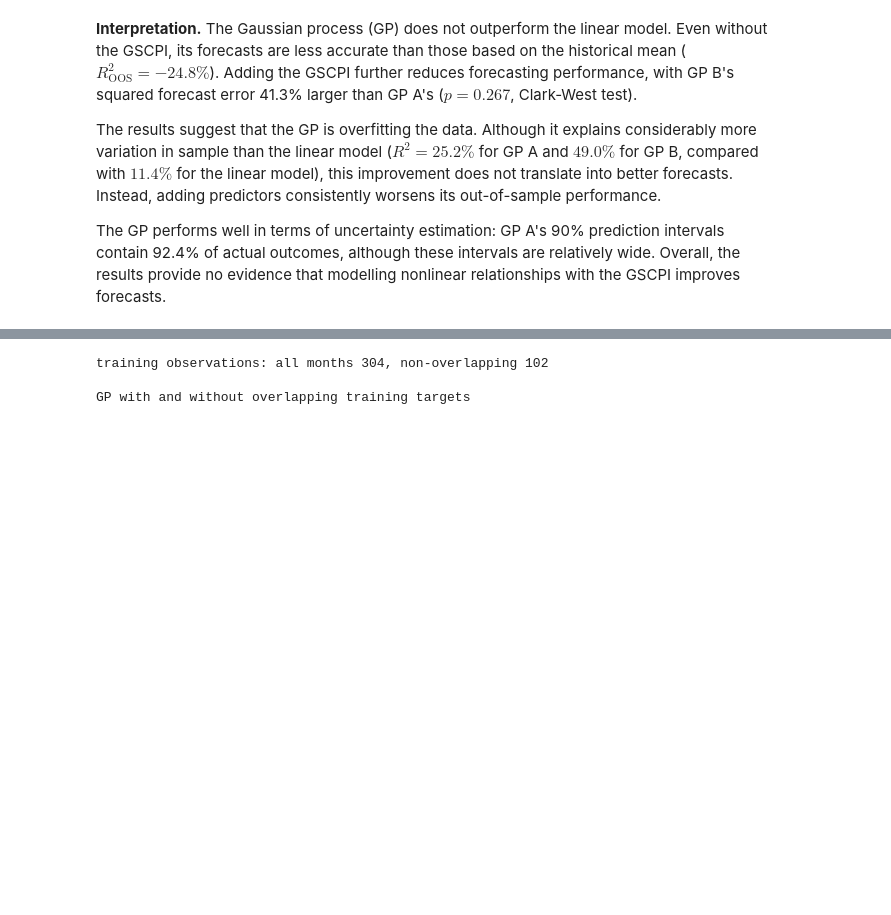
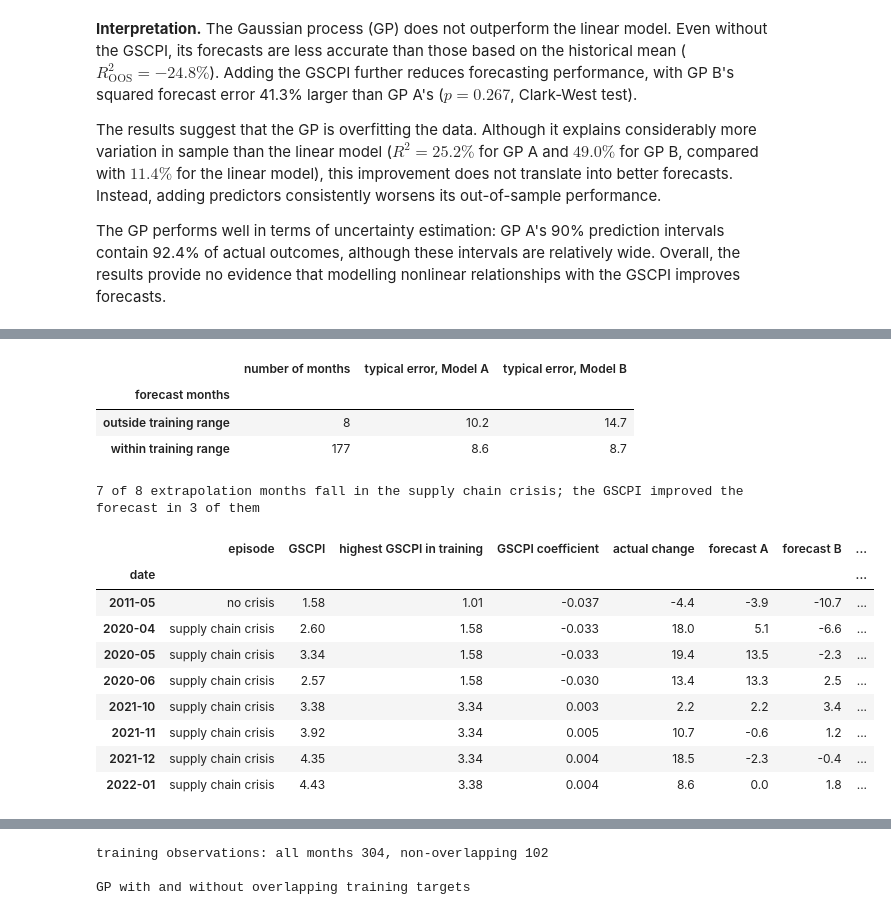
Before and after one commit to cilenia-gif/metals-supply-chain-pressure, a Jupyter notebook: code/03_model.ipynb, the cells around one changed output, grey strips where cells are left out. Saved outputs shown, nothing was run; the diff lists cells and outputs as text; code cells hidden in the pictures; blank space fills up the shorter version.

Commit message:
Notebook 3: models, out-of-sample, GP, metals, robustness (work in progress)

```diff
--- a/code/03_model.ipynb
+++ b/code/03_model.ipynb
@@ -840,0 +841,75 @@ The GP performs well in terms of uncertainty estimation: GP A's 90% prediction i
+# %%
+# typical forecast error for Model A and Model B, split by whether the forecast is outside or inside the training range
+# typical forecast error = root mean squared error (RMSE) of the forecast times 100 -> roughly the percent the forecast missed in average
+rows = []
+for label, months in [("outside training range", outside_training_range),
+                      ("within training range", ~outside_training_range)]:
+    rows.append({
+        "forecast months": label,
+        "number of months": months.sum(),
+        "typical error, Model A": 100 * np.sqrt(forecast_mse(y_true[months], y_hat["Model A"][months])),
+        "typical error, Model B": 100 * np.sqrt(forecast_mse(y_true[months], y_hat["Model B"][months])),
+    })
+pd.DataFrame(rows).set_index("forecast months").round(1)
+# %% [output]
+|  | number of months | typical error, Model A | typical error, Model B |
+| forecast months |  |  |  |
+| outside training range | 8 | 10.2 | 14.7 |
+| within training range | 177 | 8.6 | 8.7 |
+# %%
+def gscpi_coefficient_learned(forecast_month):
+    """GSCPI coefficient of Model B, estimated on the data known at the forecast date."""
+    training_data = analysis.loc[: forecast_month - pd.DateOffset(months=HORIZON)]
+    return fit_regression(training_data, MODEL_B).params[GSCPI]
+
+
+def episode_of(month):
+    """Name of the crisis episode a month falls in, or 'no crisis'."""
+    for episode, (start, end) in EPISODES.items():
+        if start <= month.strftime("%Y-%m") <= end:
+            return episode
+    return "no crisis"
+
+
+extrapolation_months = y_true.index[outside_training_range]
+actual = 100 * y_true[extrapolation_months]
+forecast_a = 100 * y_hat["Model A"][extrapolation_months]
+forecast_b = 100 * y_hat["Model B"][extrapolation_months]
+
+extrapolation_table = pd.DataFrame({
+    # the situation
+    "episode": [episode_of(month) for month in extrapolation_months],
+    "GSCPI": gscpi_at_forecast[extrapolation_months],
+    "highest GSCPI in training": training_max_gscpi[extrapolation_months],
+    # what the model had learned
+    "GSCPI coefficient": [gscpi_coefficient_learned(month) for month in extrapolation_months],
+    # forecasts vs outcome (log × 100)
+    "actual change": actual,
+    "forecast A": forecast_a,
+    "forecast B": forecast_b,
+    # effect of adding the GSCPI
+    "GSCPI effect (B − A)": forecast_b - forecast_a,
+    "error A": (actual - forecast_a).abs(),
+    "error B": (actual - forecast_b).abs(),
+})
+extrapolation_table["GSCPI improved forecast"] = extrapolation_table["error B"] < extrapolation_table["error A"]
+extrapolation_table.index = extrapolation_months.strftime("%Y-%m")
+
+decimals = {column: 1 for column in extrapolation_table.columns} | {
+    "GSCPI": 2, "highest GSCPI in training": 2, "GSCPI coefficient": 3}
+print(f"{(extrapolation_table['episode'] == 'supply chain crisis').sum()} of {len(extrapolation_table)} "
+      f"extrapolation months fall in the supply chain crisis; "
+      f"the GSCPI improved the forecast in {extrapolation_table['GSCPI improved forecast'].sum()} of them")
+extrapolation_table.round(decimals)
+# %% [output]
+7 of 8 extrapolation months fall in the supply chain crisis; the GSCPI improved the forecast in 3 of them
+|  | episode | GSCPI | highest GSCPI in training | GSCPI coefficient | actual change | forecast A | forecast B | ... |
+| date |  |  |  |  |  |  |  | ... |
+| 2011-05 | no crisis | 1.58 | 1.01 | -0.037 | -4.4 | -3.9 | -10.7 | ... |
+| 2020-04 | supply chain crisis | 2.60 | 1.58 | -0.033 | 18.0 | 5.1 | -6.6 | ... |
+| 2020-05 | supply chain crisis | 3.34 | 1.58 | -0.033 | 19.4 | 13.5 | -2.3 | ... |
+| 2020-06 | supply chain crisis | 2.57 | 1.58 | -0.030 | 13.4 | 13.3 | 2.5 | ... |
+| 2021-10 | supply chain crisis | 3.38 | 3.34 | 0.003 | 2.2 | 2.2 | 3.4 | ... |
+| 2021-11 | supply chain crisis | 3.92 | 3.34 | 0.005 | 10.7 | -0.6 | 1.2 | ... |
+| 2021-12 | supply chain crisis | 4.35 | 3.34 | 0.004 | 18.5 | -2.3 | -0.4 | ... |
+| 2022-01 | supply chain crisis | 4.43 | 3.38 | 0.004 | 8.6 | 0.0 | 1.8 | ... |
```
Also changed, not shown: parts of 19 cells of this notebook.
